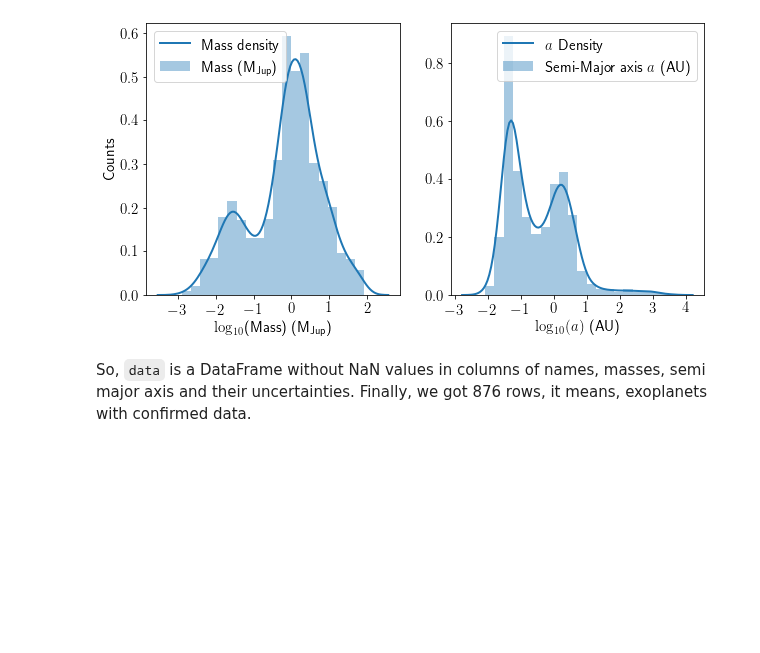
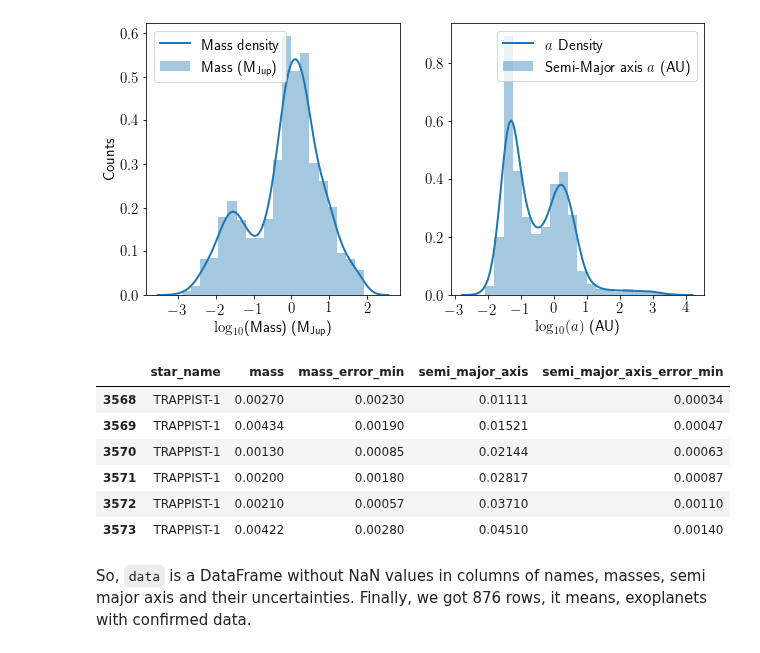
Before and after one commit to fjbautistas/Mixture_Gaussian_CM_of_Planets, a Jupyter notebook: Clasification.ipynb, the cells around one changed output. Drawn from its saved outputs; the diff is of its cells as text; code cells hidden in the pictures; blank space fills up the shorter version.

```diff
--- a/Clasification.ipynb
+++ b/Clasification.ipynb
@@ -108,6 +108,18 @@ ax1.legend(loc='upper left',fontsize=let);ax2.legend(loc='upper right',fontsize=
 plt.savefig("figures/hists.pdf", bbox_inches='tight')
 # %% [output]
 [figure]
+# %%
+A = data.groupby("star_name")
+SystemA_i = data[data.star_name == "TRAPPIST-1"]
+SystemA_i
+# %% [output]
+|  | star_name | mass | mass_error_min | semi_major_axis | semi_major_axis_error_min |
+| 3568 | TRAPPIST-1 | 0.00270 | 0.00230 | 0.01111 | 0.00034 |
+| 3569 | TRAPPIST-1 | 0.00434 | 0.00190 | 0.01521 | 0.00047 |
+| 3570 | TRAPPIST-1 | 0.00130 | 0.00085 | 0.02144 | 0.00063 |
+| 3571 | TRAPPIST-1 | 0.00200 | 0.00180 | 0.02817 | 0.00087 |
+| 3572 | TRAPPIST-1 | 0.00210 | 0.00057 | 0.03710 | 0.00110 |
+| 3573 | TRAPPIST-1 | 0.00422 | 0.00280 | 0.04510 | 0.00140 |
 # %% [markdown]
 So, `data` is a DataFrame without NaN values in columns of names, masses, semi major axis and their uncertainties. Finally, we got 876 rows, it means, exoplanets with confirmed data.
 # %% [markdown]
```
Also changed, not shown: parts of 14 cells of this notebook.
